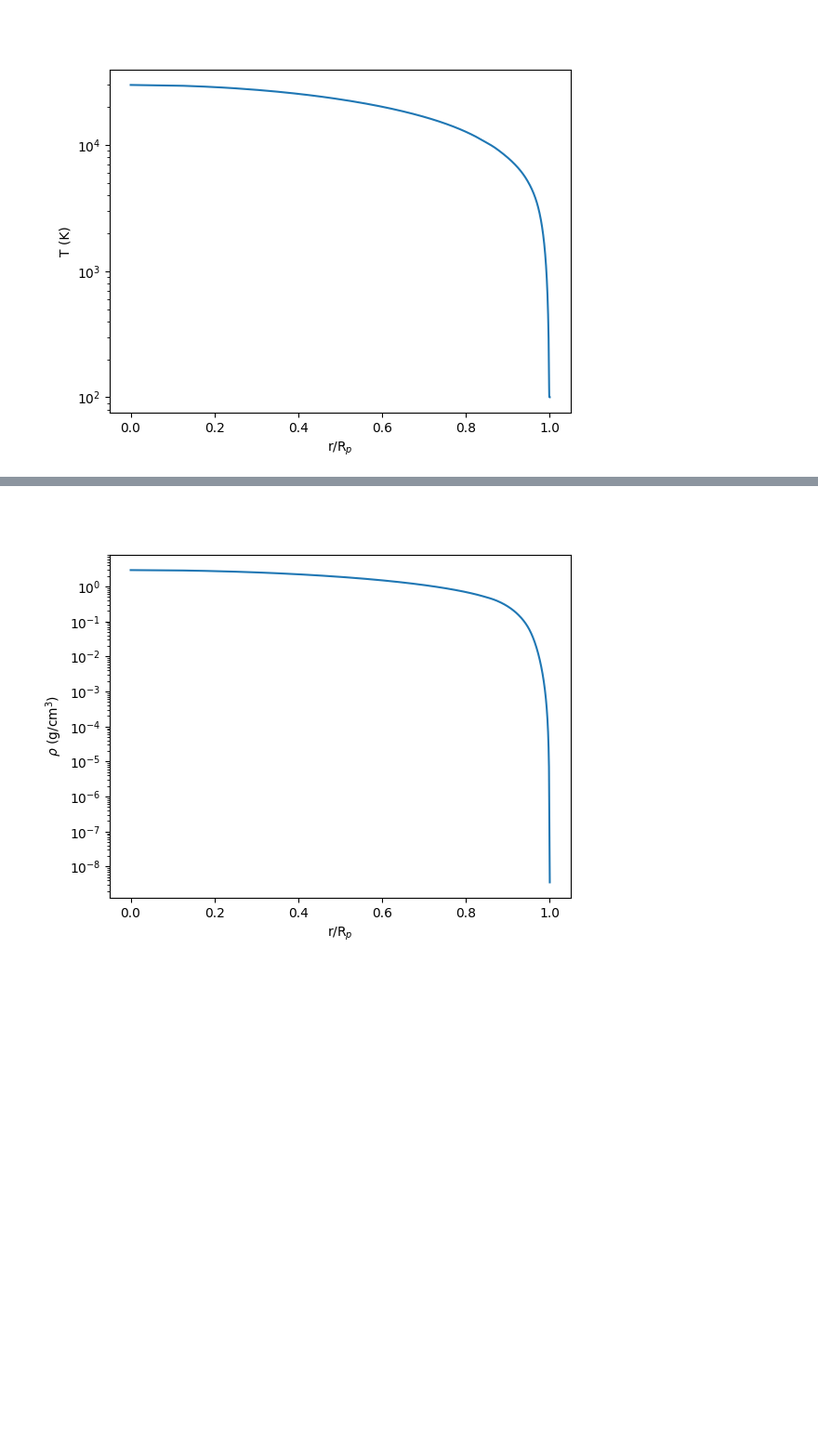
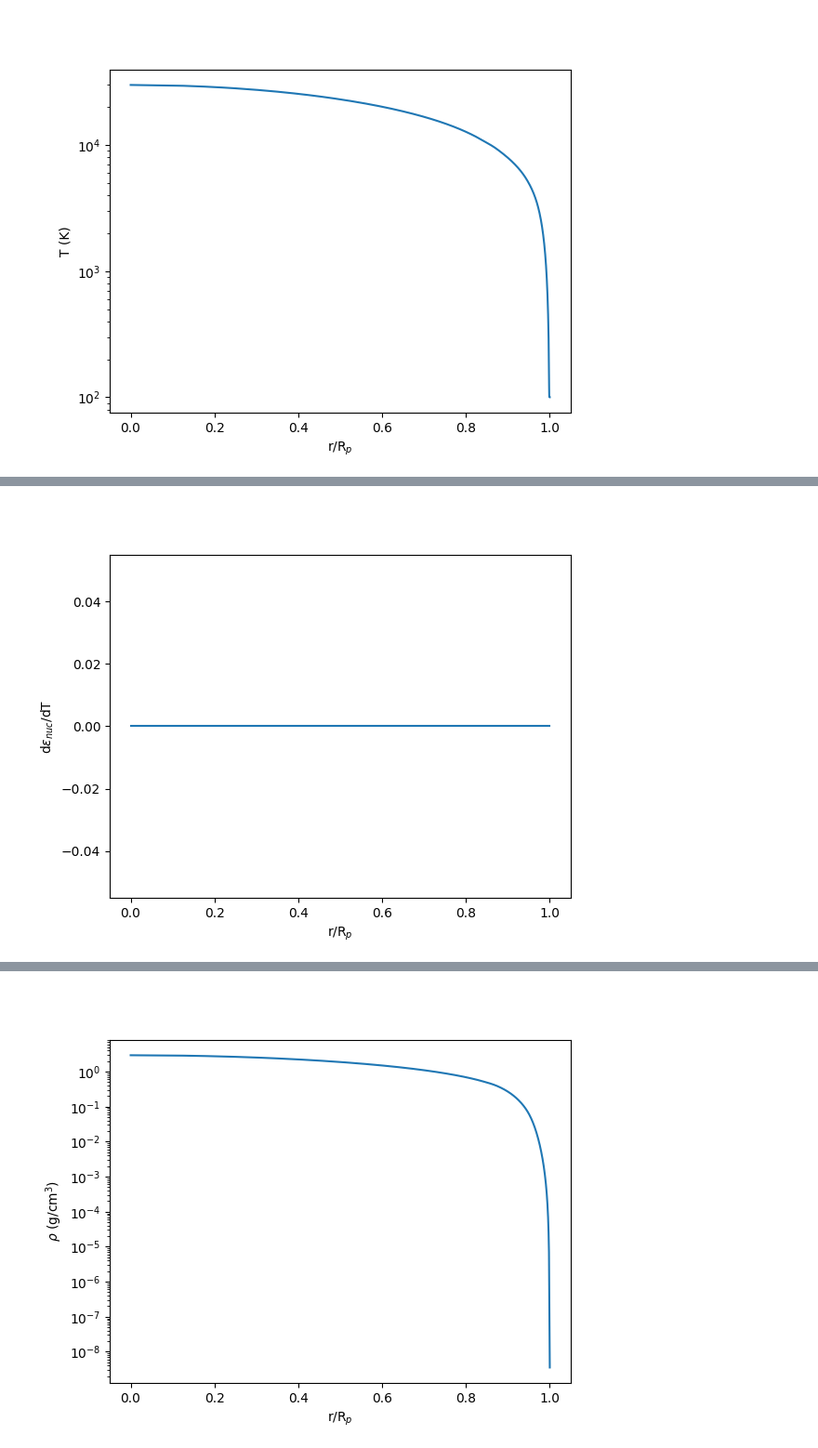
Before and after one commit to olwenrering/Gas-Dynamics-Project, a Jupyter notebook: test.ipynb, the cells around one changed output, grey strips where cells are left out. Shown at 93% size. Saved outputs shown, nothing was run; the diff lists cells and outputs as text; code cells hidden in the pictures; blank space fills up the shorter version.

```diff
--- a/test.ipynb
+++ b/test.ipynb
@@ -154,0 +243,11 @@ plt.show()
+# %%
+denuc_dT = mdl.var[end][18]
+
+plt.figure()
+plt.plot(r, denuc_dT)
+plt.xlabel(r'r/R$_p$')
+plt.ylabel(r'd$\epsilon_{nuc}$/dT')
+#plt.yscale('log')
+plt.show()
+# %% [output]
+[figure, added]
```
Also changed, not shown: parts of 19 cells of this notebook.
